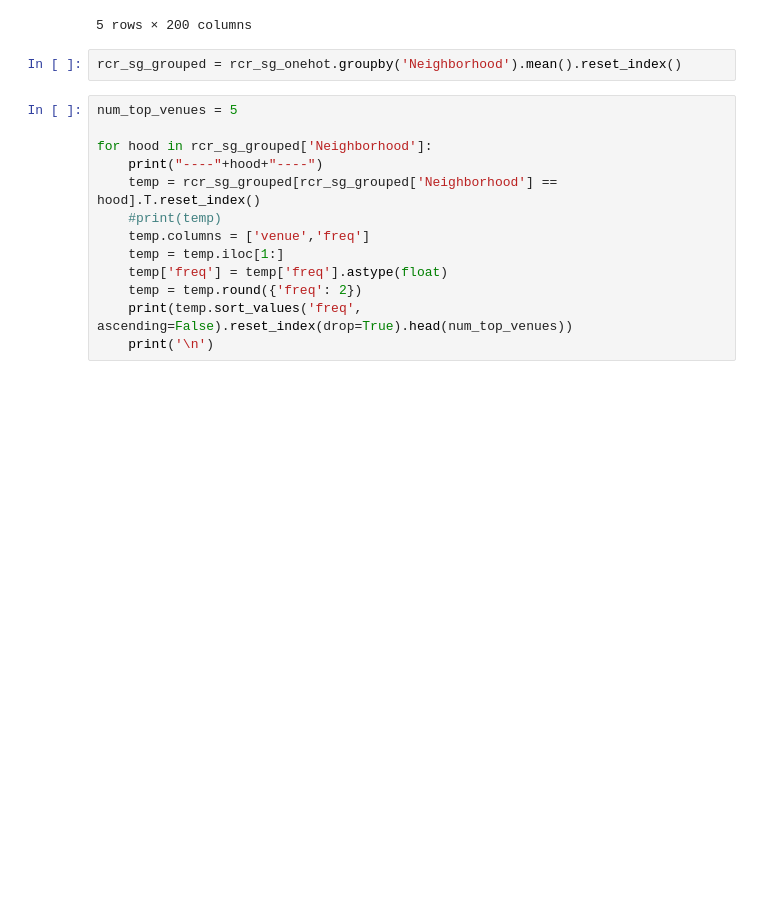
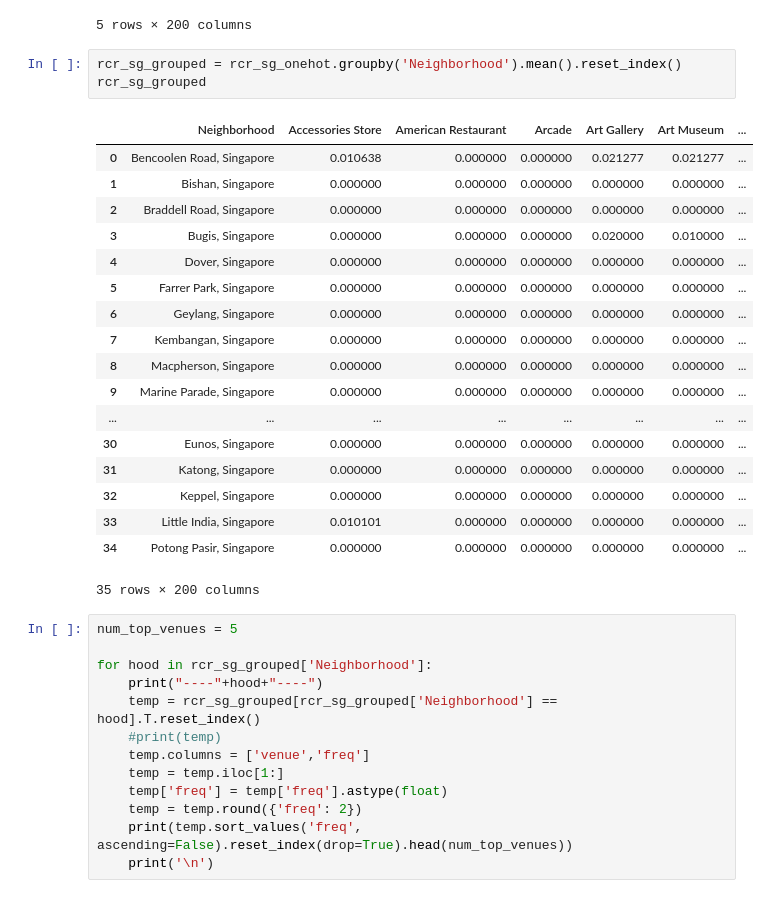
Before and after one commit to tianliangwanan/Coursera_Capstone, a Jupyter notebook: Battle of Neighborhood in Singapore.ipynb, the cells around one changed output. Saved outputs shown, nothing was run; the diff lists cells and outputs as text; blank space fills up the shorter version.

```diff
--- a/Battle of Neighborhood in Singapore.ipynb
+++ b/Battle of Neighborhood in Singapore.ipynb
@@ -295,6 +295,26 @@ rcr_sg_onehot.head()
 5 rows × 200 columns
 # %%
 rcr_sg_grouped = rcr_sg_onehot.groupby('Neighborhood').mean().reset_index()
+rcr_sg_grouped
+# %% [output]
+|  | Neighborhood | Accessories Store | American Restaurant | Arcade | Art Gallery | Art Museum | ... |
+| 0 | Bencoolen Road, Singapore | 0.010638 | 0.000000 | 0.000000 | 0.021277 | 0.021277 | ... |
+| 1 | Bishan, Singapore | 0.000000 | 0.000000 | 0.000000 | 0.000000 | 0.000000 | ... |
+| 2 | Braddell Road, Singapore | 0.000000 | 0.000000 | 0.000000 | 0.000000 | 0.000000 | ... |
+| 3 | Bugis, Singapore | 0.000000 | 0.000000 | 0.000000 | 0.020000 | 0.010000 | ... |
+| 4 | Dover, Singapore | 0.000000 | 0.000000 | 0.000000 | 0.000000 | 0.000000 | ... |
+| 5 | Farrer Park, Singapore | 0.000000 | 0.000000 | 0.000000 | 0.000000 | 0.000000 | ... |
+| 6 | Geylang, Singapore | 0.000000 | 0.000000 | 0.000000 | 0.000000 | 0.000000 | ... |
+| 7 | Kembangan, Singapore | 0.000000 | 0.000000 | 0.000000 | 0.000000 | 0.000000 | ... |
+| 8 | Macpherson, Singapore | 0.000000 | 0.000000 | 0.000000 | 0.000000 | 0.000000 | ... |
+| 9 | Marine Parade, Singapore | 0.000000 | 0.000000 | 0.000000 | 0.000000 | 0.000000 | ... |
+| ... | ... | ... | ... | ... | ... | ... | ... |
+| 30 | Eunos, Singapore | 0.000000 | 0.000000 | 0.000000 | 0.000000 | 0.000000 | ... |
+| 31 | Katong, Singapore | 0.000000 | 0.000000 | 0.000000 | 0.000000 | 0.000000 | ... |
+| 32 | Keppel, Singapore | 0.000000 | 0.000000 | 0.000000 | 0.000000 | 0.000000 | ... |
+| 33 | Little India, Singapore | 0.010101 | 0.000000 | 0.000000 | 0.000000 | 0.000000 | ... |
+| 34 | Potong Pasir, Singapore | 0.000000 | 0.000000 | 0.000000 | 0.000000 | 0.000000 | ... |
+35 rows × 200 columns
 # %%
 num_top_venues = 5
 
```
Also changed, not shown: parts of 7 cells of this notebook.
